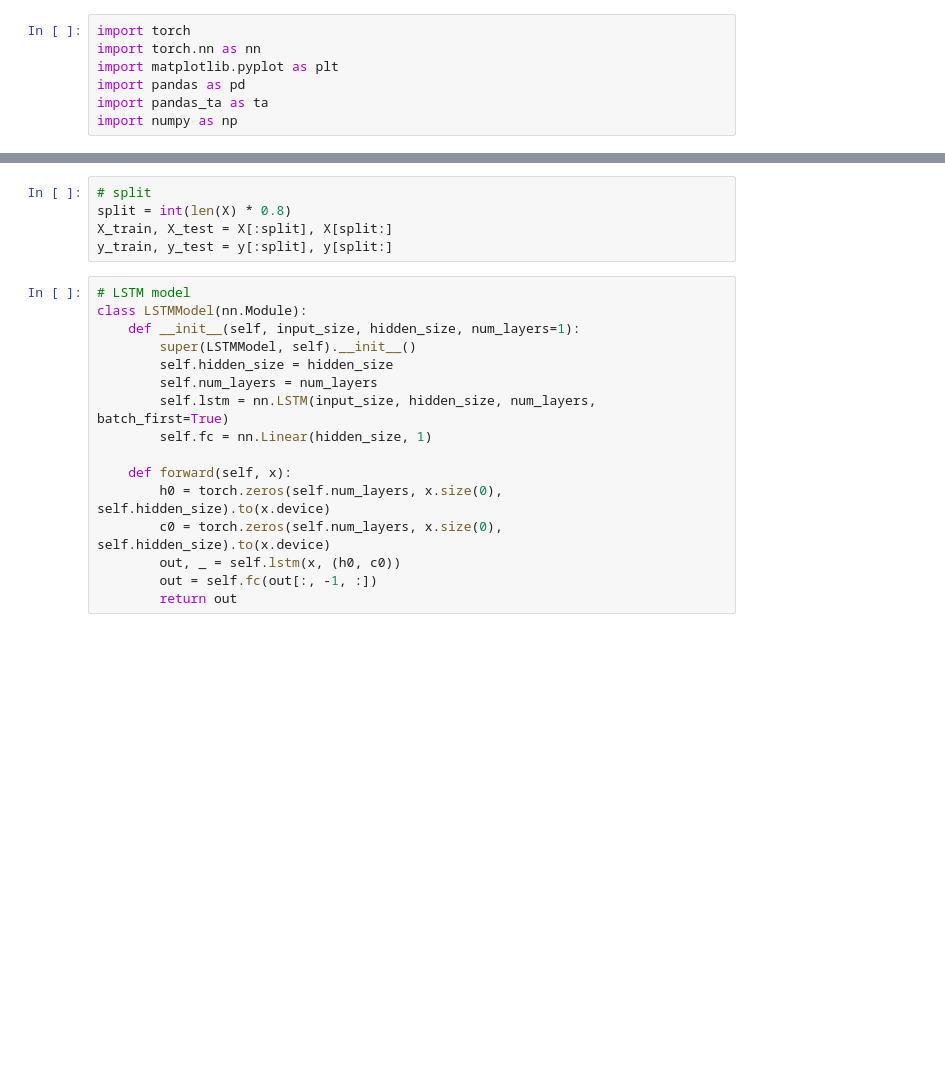
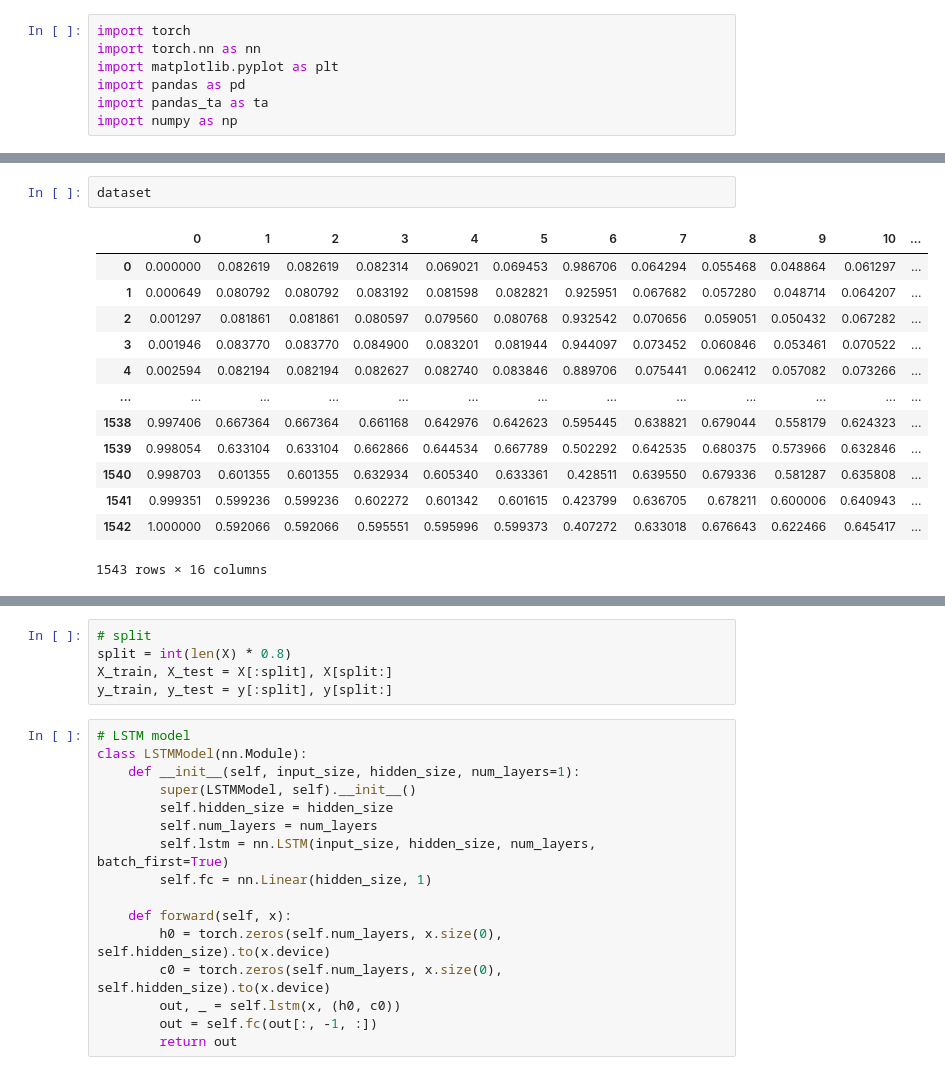
Before and after one commit to sabrinahirani/DQN-Crypto-Trading-Agent, a Jupyter notebook: model/LSTM.ipynb, the cells around one changed output, grey strips where cells are left out. Drawn from its saved outputs; the diff is of its cells as text; blank space fills up the shorter version.

```diff
--- a/model/LSTM.ipynb
+++ b/model/LSTM.ipynb
@@ -54,0 +38,16 @@ y = torch.tensor(dataset.iloc[backcandles:, -1].values, dtype=torch.float32).res
+# %%
+dataset
+# %% [output]
+|  | 0 | 1 | 2 | 3 | 4 | 5 | 6 | 7 | 8 | 9 | 10 | ... |
+| 0 | 0.000000 | 0.082619 | 0.082619 | 0.082314 | 0.069021 | 0.069453 | 0.986706 | 0.064294 | 0.055468 | 0.048864 | 0.061297 | ... |
+| 1 | 0.000649 | 0.080792 | 0.080792 | 0.083192 | 0.081598 | 0.082821 | 0.925951 | 0.067682 | 0.057280 | 0.048714 | 0.064207 | ... |
+| 2 | 0.001297 | 0.081861 | 0.081861 | 0.080597 | 0.079560 | 0.080768 | 0.932542 | 0.070656 | 0.059051 | 0.050432 | 0.067282 | ... |
+| 3 | 0.001946 | 0.083770 | 0.083770 | 0.084900 | 0.083201 | 0.081944 | 0.944097 | 0.073452 | 0.060846 | 0.053461 | 0.070522 | ... |
+| 4 | 0.002594 | 0.082194 | 0.082194 | 0.082627 | 0.082740 | 0.083846 | 0.889706 | 0.075441 | 0.062412 | 0.057082 | 0.073266 | ... |
+| ... | ... | ... | ... | ... | ... | ... | ... | ... | ... | ... | ... | ... |
+| 1538 | 0.997406 | 0.667364 | 0.667364 | 0.661168 | 0.642976 | 0.642623 | 0.595445 | 0.638821 | 0.679044 | 0.558179 | 0.624323 | ... |
+| 1539 | 0.998054 | 0.633104 | 0.633104 | 0.662866 | 0.644534 | 0.667789 | 0.502292 | 0.642535 | 0.680375 | 0.573966 | 0.632846 | ... |
+| 1540 | 0.998703 | 0.601355 | 0.601355 | 0.632934 | 0.605340 | 0.633361 | 0.428511 | 0.639550 | 0.679336 | 0.581287 | 0.635808 | ... |
+| 1541 | 0.999351 | 0.599236 | 0.599236 | 0.602272 | 0.601342 | 0.601615 | 0.423799 | 0.636705 | 0.678211 | 0.600006 | 0.640943 | ... |
+| 1542 | 1.000000 | 0.592066 | 0.592066 | 0.595551 | 0.595996 | 0.599373 | 0.407272 | 0.633018 | 0.676643 | 0.622466 | 0.645417 | ... |
+1543 rows × 16 columns
```
Also changed, not shown: parts of 6 cells of this notebook, 1 other file.
